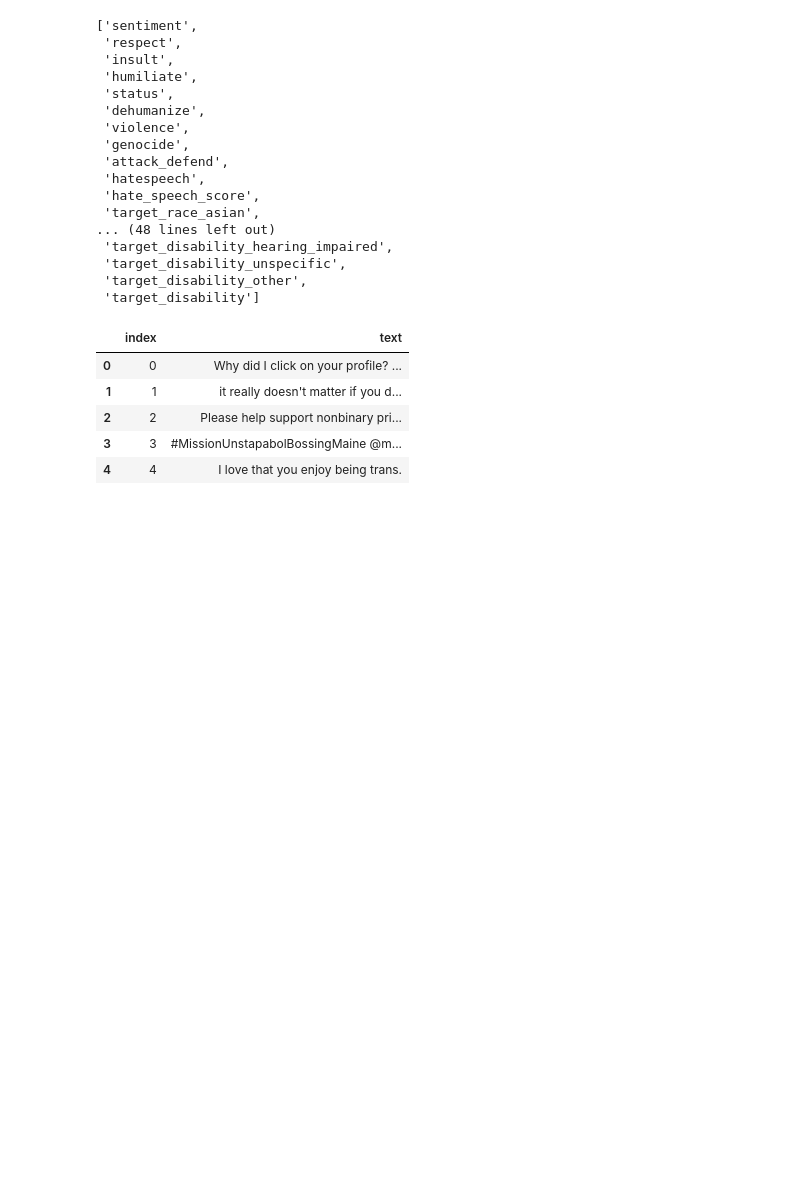
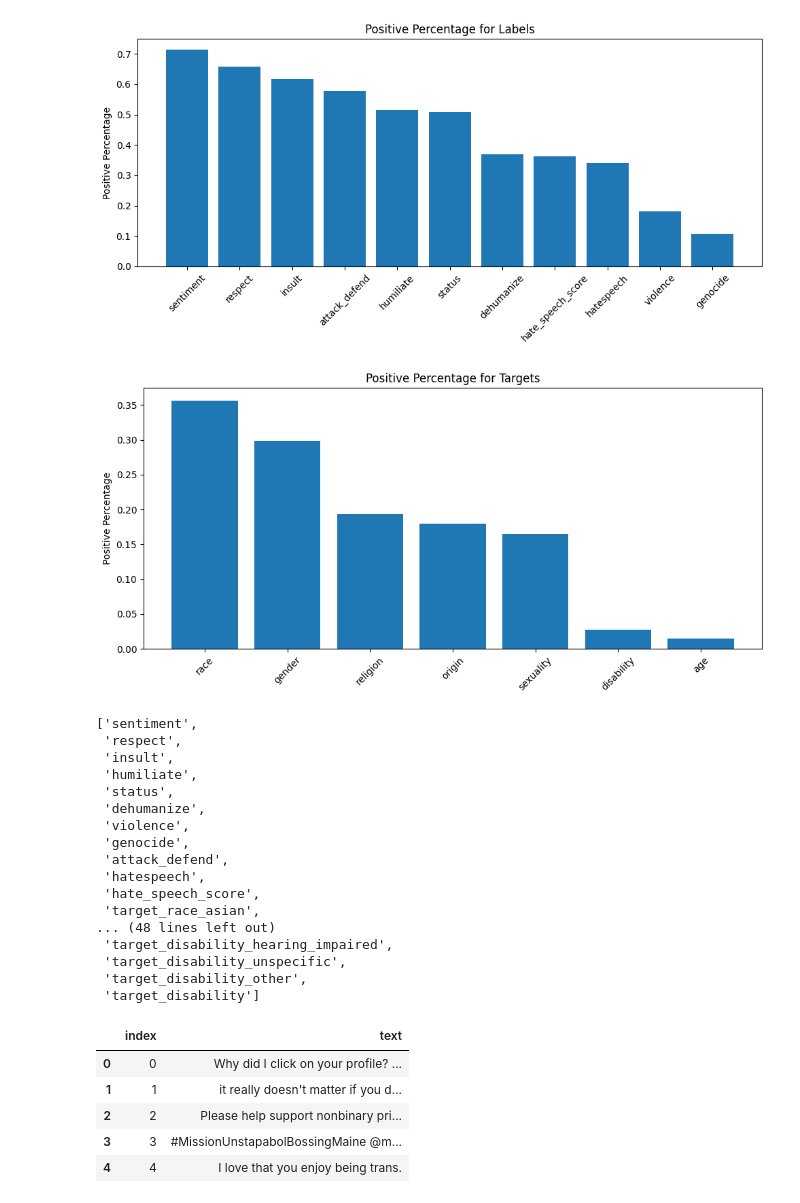
Before and after one commit to vikramv17/cs457-final-project, a Jupyter notebook: multi-class.ipynb, the cells around one changed output. Cells and saved outputs as stored; diff of their text form; code cells hidden in the pictures; blank space fills up the shorter version.

Commit message:
added visualizations for dataset breakdown

```diff
--- a/multi-class.ipynb
+++ b/multi-class.ipynb
@@ -80,3 +91,31 @@ DatasetDict({
+# %%
+columns_labels = ['sentiment', 'respect', 'insult', 'attack_defend', 'humiliate', 'status', 'dehumanize', 'hate_speech_score', 'hatespeech', 'violence', 'genocide']
+columns_targets = ['target_race', 'target_gender', 'target_religion', 'target_origin', 'target_sexuality', 'target_disability', 'target_age']
+
+# Calculate the mean positive percentage for each group
+labels_mean = df[columns_labels].mean()
+targets_mean = df[columns_targets].mean()
+# Create a bar chart for labels
+fig1, ax1 = plt.subplots(figsize=(10, 5))
+ax1.bar(columns_labels, labels_mean)
+ax1.set_ylabel('Positive Percentage')
+ax1.set_title('Positive Percentage for Labels')
+ax1.tick_params(axis='x', rotation=45)
+plt.tight_layout()
+plt.show()
+
+# Create a bar chart for targets
+fig2, ax2 = plt.subplots(figsize=(10, 5))
+ax2.bar(columns_targets, targets_mean)
+ax2.set_ylabel('Positive Percentage')
+ax2.set_title('Positive Percentage for Targets')
+ax2.tick_params(axis='x', rotation=45)
+ax2.set_xticklabels([label[7:] for label in columns_targets], rotation=45)
+plt.tight_layout()
+plt.show()
+# %% [output]
+[figure, added]
+[figure, added]
 # %%
 labels = [label for label in dataset["train"].features.keys() if label not in ['comment_id', 'text']]
 id2label = {idx:label for idx, label in enumerate(labels)}
```
Also changed, not shown: parts of 5 cells of this notebook, 5 other files.
